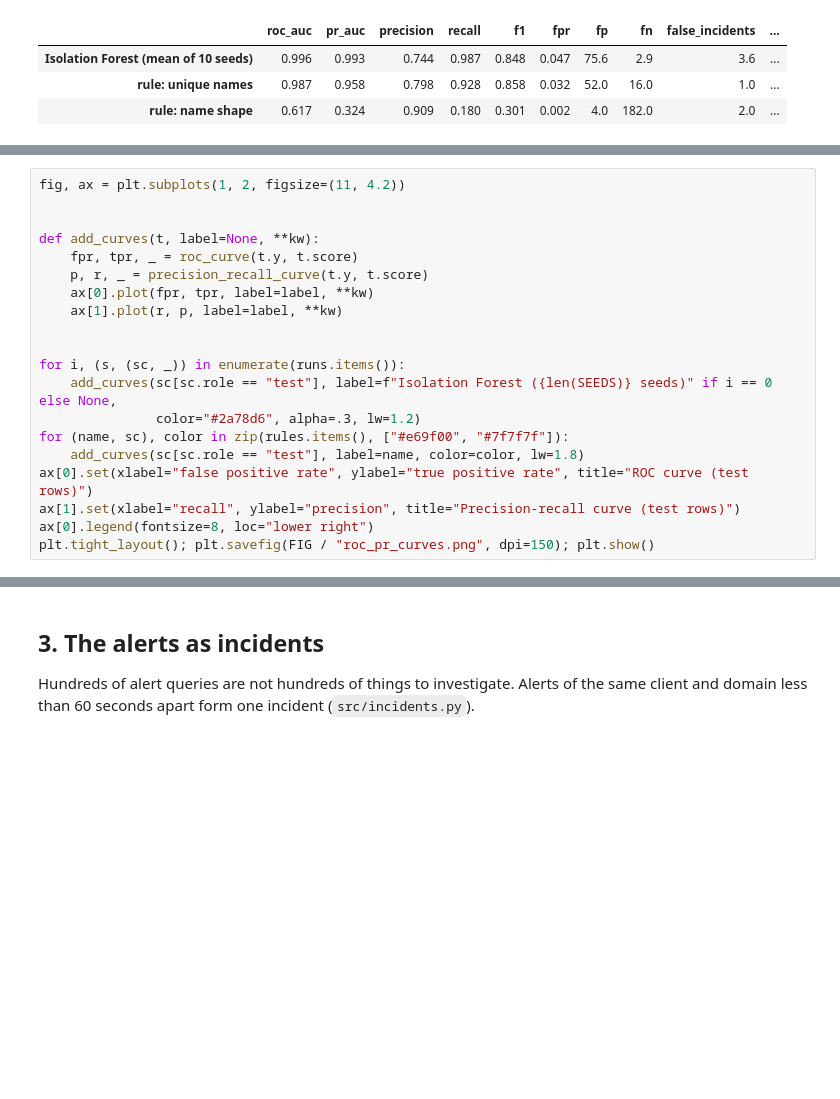
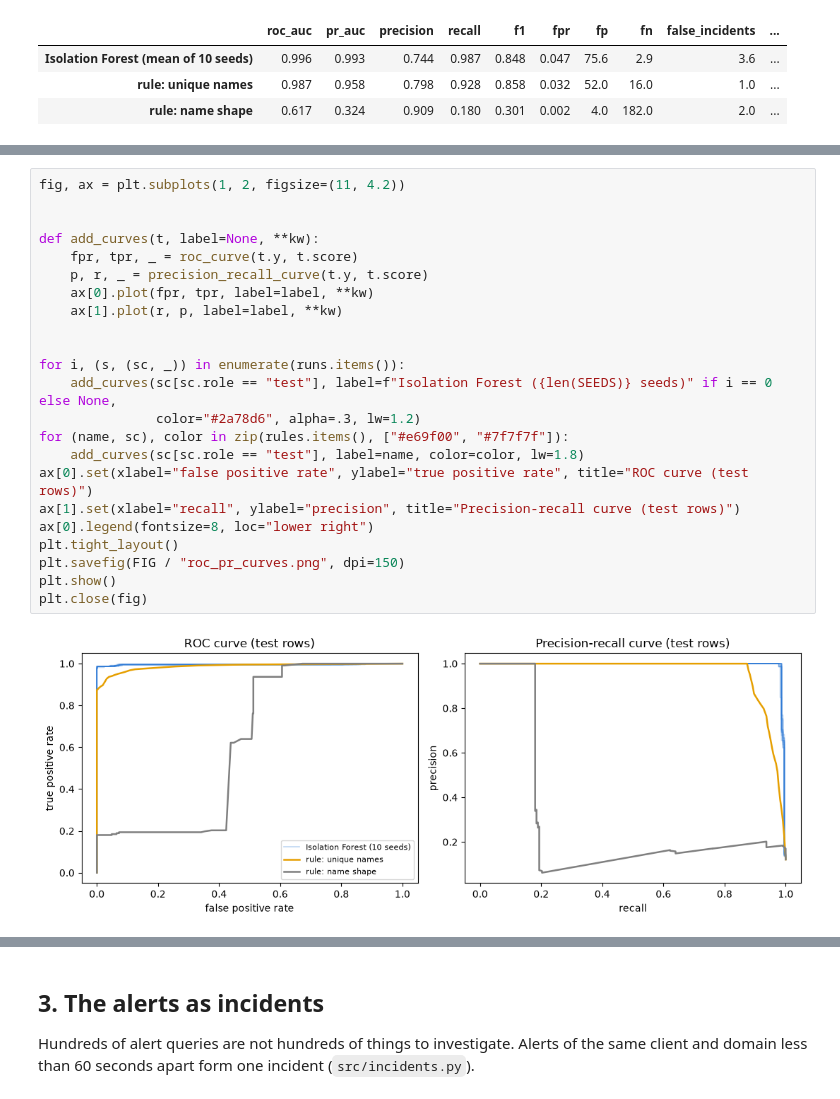
Before and after one commit to Rickderijk2002/Cybersecurity-Intrusion-Detection-2026, a Jupyter notebook: notebooks/04_results.ipynb, the cells around one changed output, grey strips where cells are left out. Drawn from its saved outputs; the diff is of its cells as text; blank space fills up the shorter version.

```diff
--- a/notebooks/04_results.ipynb
+++ b/notebooks/04_results.ipynb
@@ -153,20 +221,25 @@ compare
 # %%
 fig, ax = plt.subplots(1, 2, figsize=(11, 4.2))
 
 
 def add_curves(t, label=None, **kw):
     fpr, tpr, _ = roc_curve(t.y, t.score)
     p, r, _ = precision_recall_curve(t.y, t.score)
     ax[0].plot(fpr, tpr, label=label, **kw)
     ax[1].plot(r, p, label=label, **kw)
 
 
 for i, (s, (sc, _)) in enumerate(runs.items()):
     add_curves(sc[sc.role == "test"], label=f"Isolation Forest ({len(SEEDS)} seeds)" if i == 0 else None,
                color="#2a78d6", alpha=.3, lw=1.2)
 for (name, sc), color in zip(rules.items(), ["#e69f00", "#7f7f7f"]):
     add_curves(sc[sc.role == "test"], label=name, color=color, lw=1.8)
 ax[0].set(xlabel="false positive rate", ylabel="true positive rate", title="ROC curve (test rows)")
 ax[1].set(xlabel="recall", ylabel="precision", title="Precision-recall curve (test rows)")
 ax[0].legend(fontsize=8, loc="lower right")
-plt.tight_layout(); plt.savefig(FIG / "roc_pr_curves.png", dpi=150); plt.show()
+plt.tight_layout()
+plt.savefig(FIG / "roc_pr_curves.png", dpi=150)
+plt.show()
+plt.close(fig)
+# %% [output]
+[figure, added]
```
Also changed, not shown: parts of 17 cells of this notebook, 5 other files.
